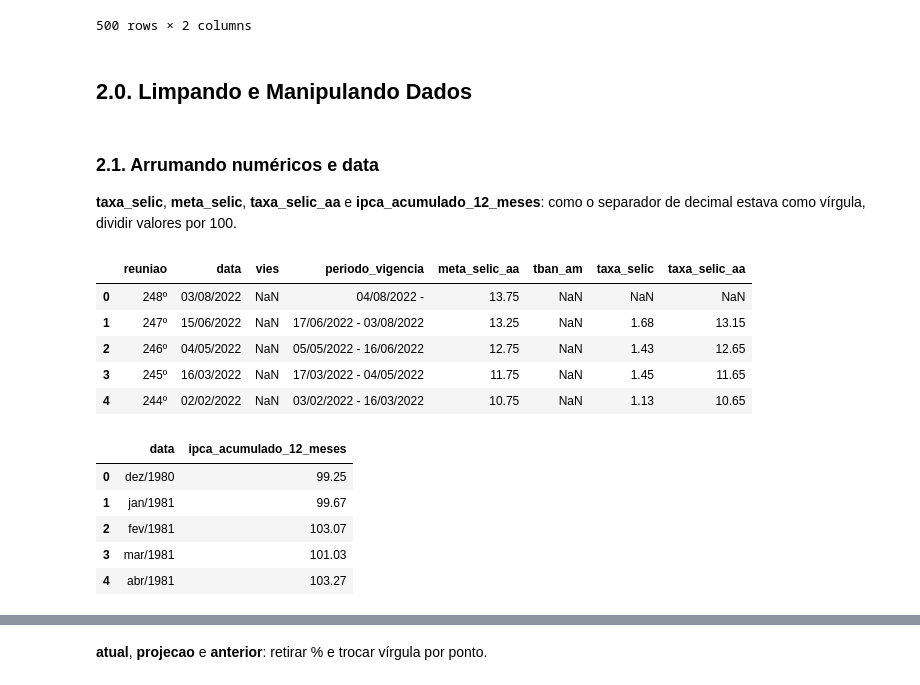
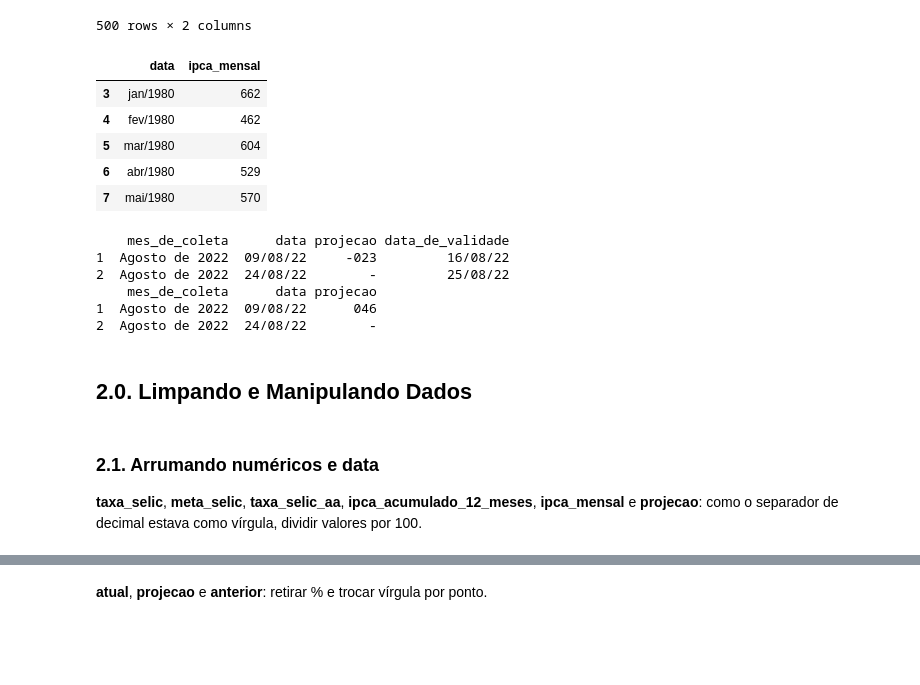
Before and after one commit to Lucas-Okamura/Selic-Forecast, a Jupyter notebook: selic-forecast.ipynb, the cells around one changed output, grey strips where cells are left out. Cells and saved outputs as stored; diff of their text form; code cells hidden in the pictures; blank space fills up the shorter version.

```diff
--- a/selic-forecast.ipynb
+++ b/selic-forecast.ipynb
@@ -152,12 +161,60 @@ df_ipca
 | 498 | jun/2022 | 1189 |
 | 499 | jul/2022 | 1007 |
 500 rows × 2 columns
+# %%
+# obtendo projecao
+url_ipca = 'https://www3.bcb.gov.br/sgspub/consultarvalores/consultarValoresSeries.do?method=consultarSeries&series=433'
+driver.get(url_ipca)
+time.sleep(1)
+html = driver.page_source
+table = driver.find_element(By.ID, "valoresSeries")
+table_html = table.get_attribute('outerHTML')
+
+url_proj = 'https://www.anbima.com.br/pt_br/informar/estatisticas/precos-e-indices/projecao-de-inflacao-gp-m.htm'
+driver.get(url_proj)
+time.sleep(1)
+html_proj = driver.page_source
+table_proj = driver.find_element(By.CLASS_NAME, "tab-content")
+table_proj_html = table_proj.get_attribute('outerHTML')
+# %%
+# transformando html em dataframe
+df_ipca_mensal = pd.read_html(table_html)[0]
+df_ipca_mensal.columns = ['data', 'ipca_mensal']
+df_ipca_mensal = df_ipca_mensal.iloc[3:-2, :].copy()
+df_ipca_mensal.head()
+# %% [output]
+|  | data | ipca_mensal |
+| 3 | jan/1980 | 662 |
+| 4 | fev/1980 | 462 |
+| 5 | mar/1980 | 604 |
+| 6 | abr/1980 | 529 |
+| 7 | mai/1980 | 570 |
+# %%
+# transformando html em dataframe
+df_proj = pd.read_html(table_proj_html)[3]
+df_proj_next = pd.read_html(table_proj_html)[4]
+
+df_proj = df_proj.iloc[1:, :].copy()
+df_proj_next = df_proj_next.iloc[1:, :].copy()
+
+df_proj.columns = ['mes_de_coleta', 'data', 'projecao', 'data_de_validade']
+df_proj_next.columns = ['mes_de_coleta', 'data', 'projecao']
+
+print(df_proj)
+print(df_proj_next)
+# %% [output]
+    mes_de_coleta      data projecao data_de_validade
+1  Agosto de 2022  09/08/22     -023         16/08/22
+2  Agosto de 2022  24/08/22        -         25/08/22
+    mes_de_coleta      data projecao
+1  Agosto de 2022  09/08/22      046
+2  Agosto de 2022  24/08/22        -
 # %% [markdown]
 ## 2.0. Limpando e Manipulando Dados
 # %% [markdown]
 ### 2.1. Arrumando numéricos e data
 
-**taxa_selic**, **meta_selic**, **taxa_selic_aa** e **ipca_acumulado_12_meses**: como o separador de decimal estava como vírgula, dividir valores por 100.
+**taxa_selic**, **meta_selic**, **taxa_selic_aa**, **ipca_acumulado_12_meses**, **ipca_mensal** e **projecao**: como o separador de decimal estava como vírgula, dividir valores por 100.
 # %%
 df2 = df_raw.copy()
 df2_desemprego = df_desemprego.copy()
@@ -165,22 +224,0 @@ df2_ipca = df_ipca.copy()
-# %%
-df2['meta_selic_aa'] = df2['meta_selic_aa'] / 100
-df2['taxa_selic'] = df2['taxa_selic'] / 100
-df2['taxa_selic_aa'] = df2['taxa_selic_aa'] / 100
-df2_ipca['ipca_acumulado_12_meses'] = df2_ipca['ipca_acumulado_12_meses'].str.replace('.', '', regex=True).str.replace(',', '', regex=True).astype(float) / 100
-df2.head()
-# %% [output]
-|  | reuniao | data | vies | periodo_vigencia | meta_selic_aa | tban_am | taxa_selic | taxa_selic_aa |
-| 0 | 248º | 03/08/2022 | NaN | 04/08/2022 - | 13.75 | NaN | NaN | NaN |
-| 1 | 247º | 15/06/2022 | NaN | 17/06/2022 - 03/08/2022 | 13.25 | NaN | 1.68 | 13.15 |
-| 2 | 246º | 04/05/2022 | NaN | 05/05/2022 - 16/06/2022 | 12.75 | NaN | 1.43 | 12.65 |
-| 3 | 245º | 16/03/2022 | NaN | 17/03/2022 - 04/05/2022 | 11.75 | NaN | 1.45 | 11.65 |
-| 4 | 244º | 02/02/2022 | NaN | 03/02/2022 - 16/03/2022 | 10.75 | NaN | 1.13 | 10.65 |
-# %%
-df2_ipca.head()
-# %% [output]
-|  | data | ipca_acumulado_12_meses |
-| 0 | dez/1980 | 99.25 |
-| 1 | jan/1981 | 99.67 |
-| 2 | fev/1981 | 103.07 |
-| 3 | mar/1981 | 101.03 |
-| 4 | abr/1981 | 103.27 |
```
Also changed, not shown: parts of 18 cells of this notebook, 2 other files.
